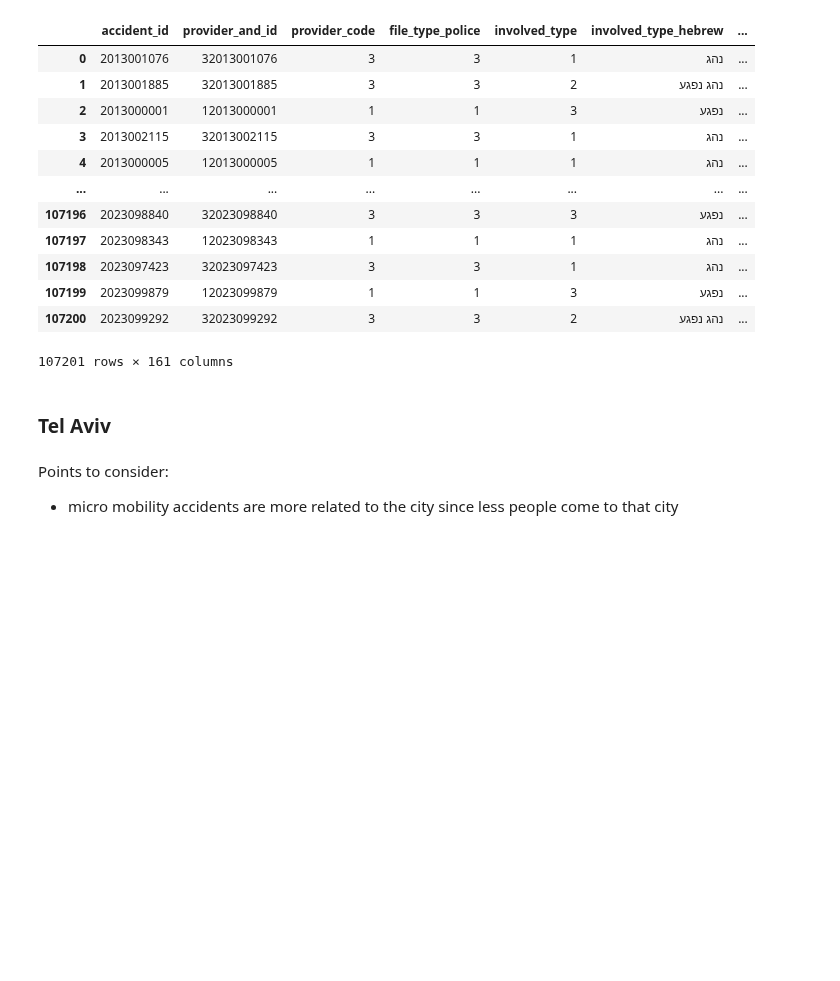
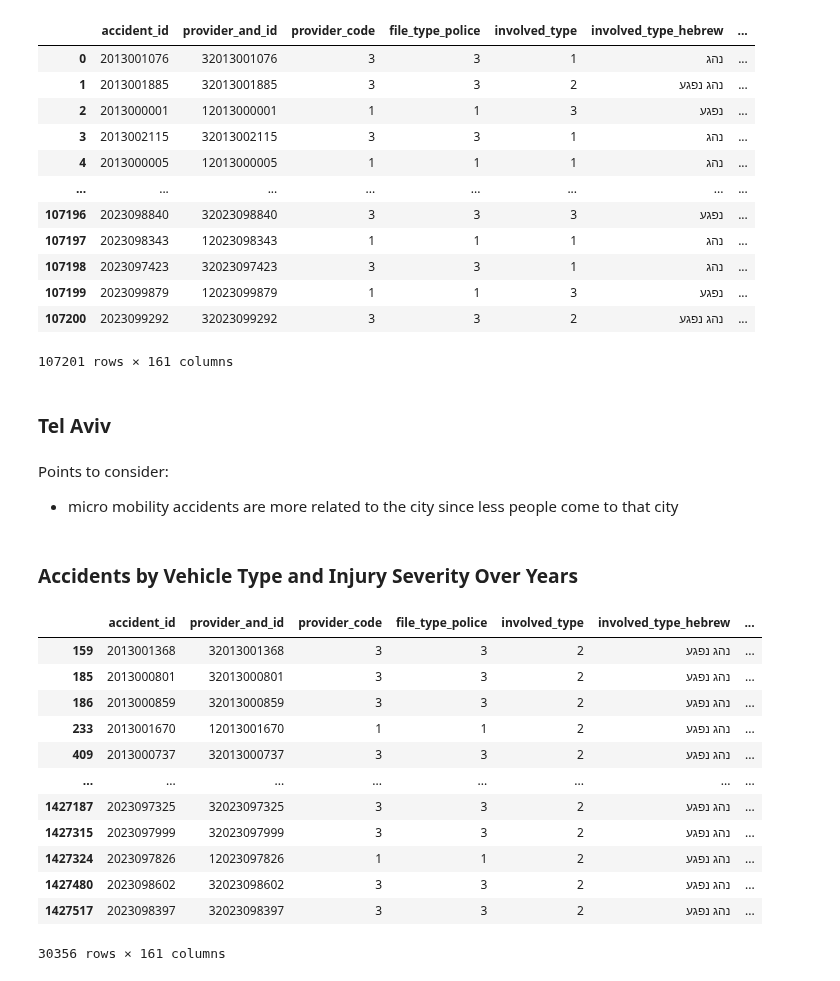
Before and after one commit to tryko/anyway, a Jupyter notebook: EDA_all_cities.ipynb, the cells around one changed output. Cells and saved outputs as stored; diff of their text form; code cells hidden in the pictures; blank space fills up the shorter version.

```diff
--- a/EDA_all_cities.ipynb
+++ b/EDA_all_cities.ipynb
@@ -233,3 +218,22 @@ fig.show()
 # %% [markdown]
 Points to consider:
 * micro mobility accidents are more related to the city since less people come to that city
+# %% [markdown]
+### Accidents by Vehicle Type and Injury Severity Over Years
+# %%
+imh_mv_injury_filtered = imh_mv[(imh_mv.injury_severity != 0) & (imh_mv.injury_severity != 1)].copy()
+imh_mv_injury_filtered
+# %% [output]
+|  | accident_id | provider_and_id | provider_code | file_type_police | involved_type | involved_type_hebrew | ... |
+| 159 | 2013001368 | 32013001368 | 3 | 3 | 2 | נהג נפגע | ... |
+| 185 | 2013000801 | 32013000801 | 3 | 3 | 2 | נהג נפגע | ... |
+| 186 | 2013000859 | 32013000859 | 3 | 3 | 2 | נהג נפגע | ... |
+| 233 | 2013001670 | 12013001670 | 1 | 1 | 2 | נהג נפגע | ... |
+| 409 | 2013000737 | 32013000737 | 3 | 3 | 2 | נהג נפגע | ... |
+| ... | ... | ... | ... | ... | ... | ... | ... |
+| 1427187 | 2023097325 | 32023097325 | 3 | 3 | 2 | נהג נפגע | ... |
+| 1427315 | 2023097999 | 32023097999 | 3 | 3 | 2 | נהג נפגע | ... |
+| 1427324 | 2023097826 | 12023097826 | 1 | 1 | 2 | נהג נפגע | ... |
+| 1427480 | 2023098602 | 32023098602 | 3 | 3 | 2 | נהג נפגע | ... |
+| 1427517 | 2023098397 | 32023098397 | 3 | 3 | 2 | נהג נפגע | ... |
+30356 rows × 161 columns
```
Also changed, not shown: parts of 13 cells of this notebook.
